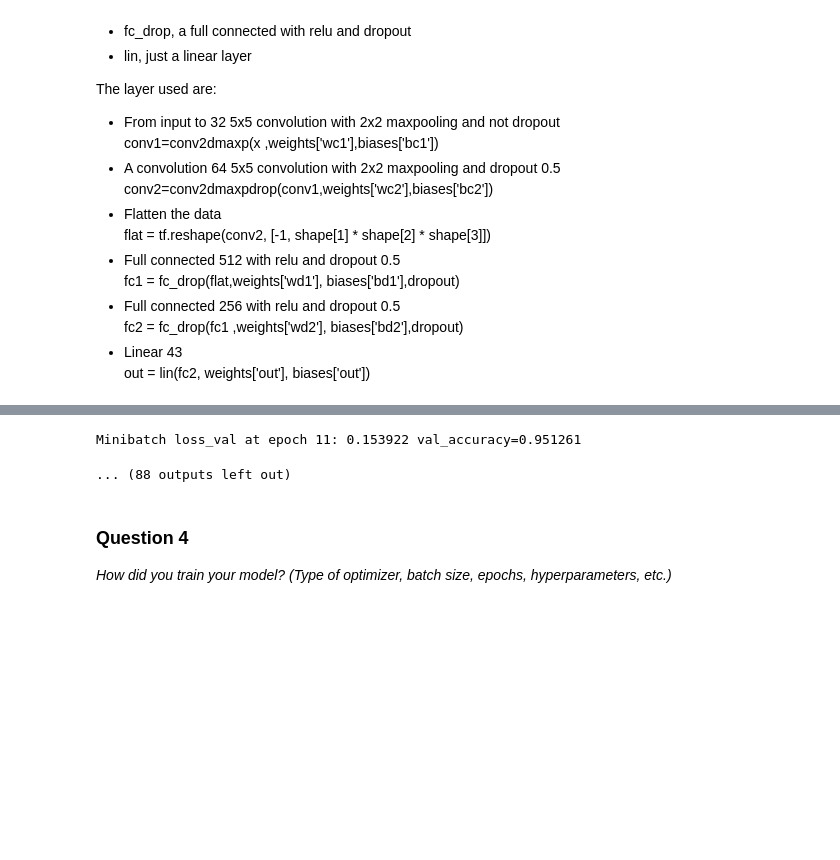
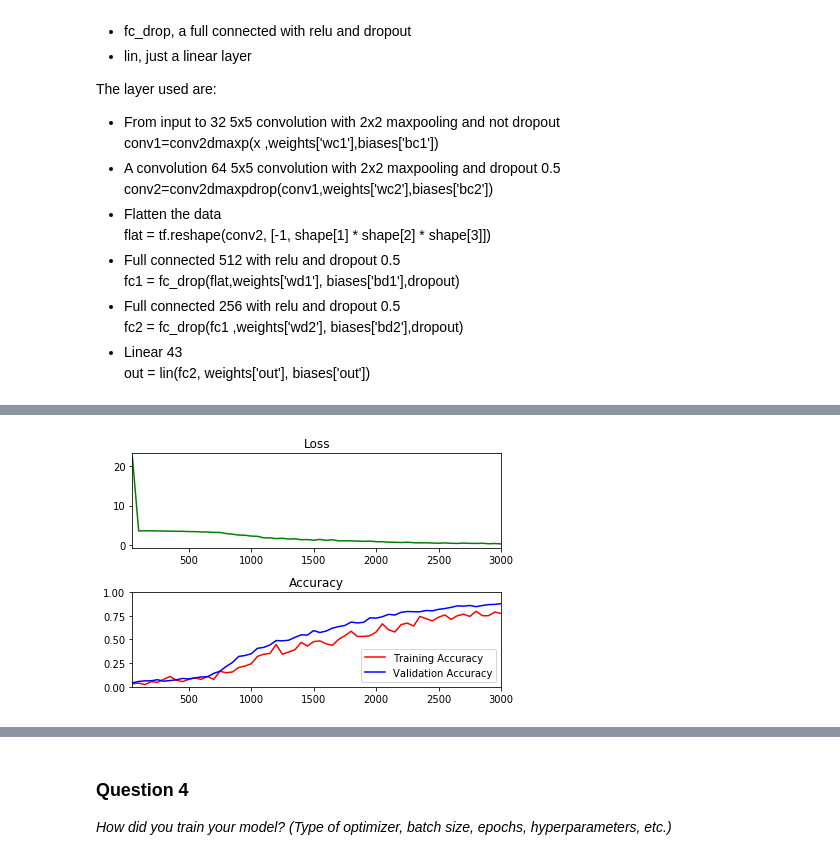
Before and after one commit to franciscodominguezmateos/CarND-P2, a Jupyter notebook: Traffic_Signs_Recognition.ipynb, the cells around one changed output, grey strips where cells are left out. Saved outputs shown, nothing was run; the diff lists cells and outputs as text; code cells hidden in the pictures; blank space fills up the shorter version.

```diff
--- a/Traffic_Signs_Recognition.ipynb
+++ b/Traffic_Signs_Recognition.ipynb
@@ -415,27 +412,27 @@ The layer used are:
     fc2 = fc_drop(fc1 ,weights['wd2'], biases['bd2'],dropout)<BR>
 - Linear 43 <BR>
     out = lin(fc2, weights['out'], biases['out'])<BR>
+# %%
+### Train your model here.
+### Feel free to use as many code cells as needed.
+
+epochs = 10
+
+# Gradient Descent
+#optimizer = tf.train.GradientDescentOptimizer(learning_rate).minimize(loss)
+
+# The accuracy measured against the validation set
+validation_accuracy = 0.0
+
+# Measurements use for graphing loss and accuracy
+log_batch_step = 50
+batches = []
+loss_batch = []
+train_acc_batch = []
+valid_acc_batch = []
+
+saver=tf.train.Saver()
 # %%
-### Train your model here.
-### Feel free to use as many code cells as needed.
-
-epochs = 100
-
-# Gradient Descent
-#optimizer = tf.train.GradientDescentOptimizer(learning_rate).minimize(loss)
-
-# The accuracy measured against the validation set
-validation_accuracy = 0.0
-
-# Measurements use for graphing loss and accuracy
-log_batch_step = 50
-batches = []
-loss_batch = []
-train_acc_batch = []
-valid_acc_batch = []
-
-saver=tf.train.Saver()
-
 with tf.Session() as session:
     session.run(init)
     batch_count = int(math.ceil(train_subset/batch_size))
@@ -477,7 +474,7 @@ with tf.Session() as session:
         validation_accuracy = session.run(accuracy, feed_dict=valid_feed_dict)
         print("Minibatch loss_val at epoch %d: %f val_accuracy=%f" % (epoch_i, loss_val,validation_accuracy))
     test_accuracy=session.run(accuracy,feed_dict=test_feed_dict)
-    save_path=saver.save(session,"model_epoch100.ckpt")
+    save_path=saver.save(session,"/home/francisco/git/CarND-P2/model_epoch10.ckpt")
     print("Model saved in file: %s"%save_path)
 loss_plot = plt.subplot(211)
 loss_plot.set_title('Loss')
@@ -508,0 +507 @@ Minibatch loss_val at epoch 9: 0.264470 val_accuracy=0.933975
+[figure, added]
@@ -510,5 +510,3 @@ Minibatch loss_val at epoch 10: 0.192997 val_accuracy=0.946727
-Minibatch loss_val at epoch 11: 0.153922 val_accuracy=0.951261
-... (88 outputs left out)
 # %% [markdown]
 ### Question 4
 
```
Also changed, not shown: parts of 9 cells of this notebook.
